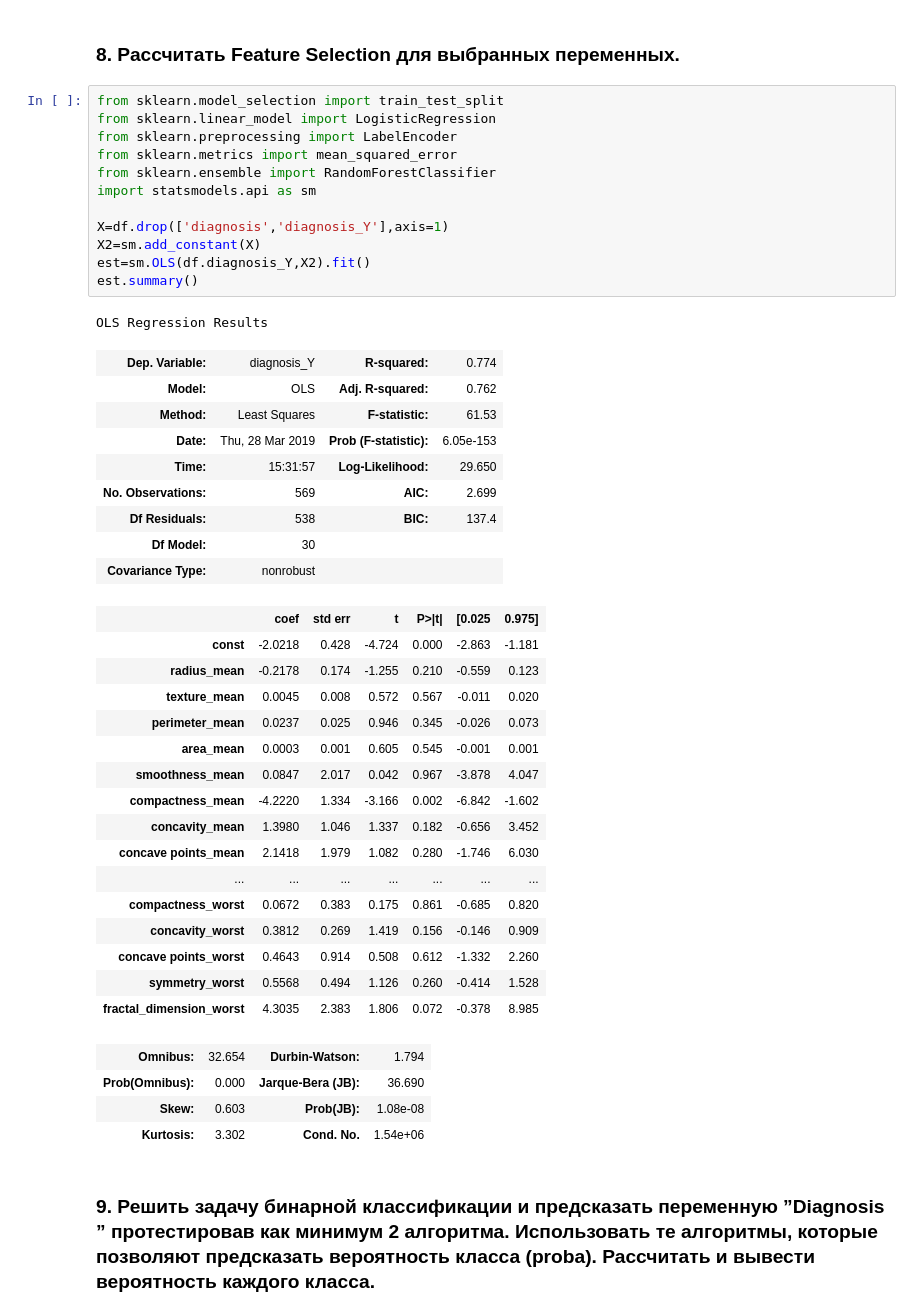
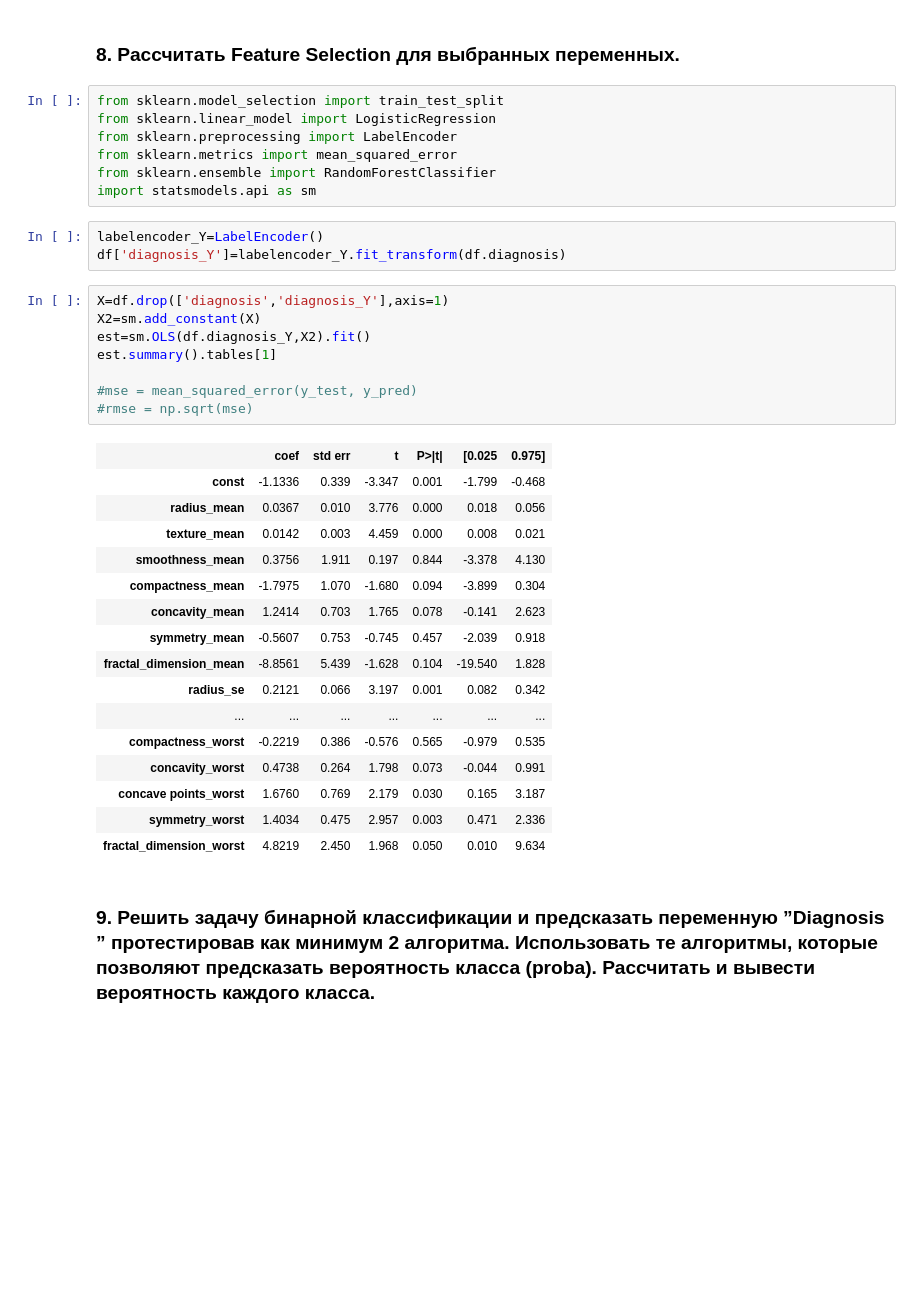
Before and after one commit to AlexeevVl/DVP-1, a Jupyter notebook: Final_DVP_work.ipynb, the cells around one changed output. Drawn from its saved outputs; the diff is of its cells as text; blank space fills up the shorter version.

```diff
--- a/Final_DVP_work.ipynb
+++ b/Final_DVP_work.ipynb
@@ -119,42 +133,34 @@ from sklearn.preprocessing import LabelEncoder
 from sklearn.metrics import mean_squared_error
 from sklearn.ensemble import RandomForestClassifier
 import statsmodels.api as sm
-
-X=df.drop(['diagnosis','diagnosis_Y'],axis=1)
-X2=sm.add_constant(X)
-est=sm.OLS(df.diagnosis_Y,X2).fit()
-est.summary()
-# %% [output]
-OLS Regression Results
-| Dep. Variable: | diagnosis_Y | R-squared: | 0.774 |
-| Model: | OLS | Adj. R-squared: | 0.762 |
-| Method: | Least Squares | F-statistic: | 61.53 |
-| Date: | Thu, 28 Mar 2019 | Prob (F-statistic): | 6.05e-153 |
-| Time: | 15:31:57 | Log-Likelihood: | 29.650 |
-| No. Observations: | 569 | AIC: | 2.699 |
-| Df Residuals: | 538 | BIC: | 137.4 |
-| Df Model: | 30 |  |  |
-| Covariance Type: | nonrobust |  |  |
-|  | coef | std err | t | P>|t| | [0.025 | 0.975] |
-| const | -2.0218 | 0.428 | -4.724 | 0.000 | -2.863 | -1.181 |
-| radius_mean | -0.2178 | 0.174 | -1.255 | 0.210 | -0.559 | 0.123 |
-| texture_mean | 0.0045 | 0.008 | 0.572 | 0.567 | -0.011 | 0.020 |
-| perimeter_mean | 0.0237 | 0.025 | 0.946 | 0.345 | -0.026 | 0.073 |
-| area_mean | 0.0003 | 0.001 | 0.605 | 0.545 | -0.001 | 0.001 |
-| smoothness_mean | 0.0847 | 2.017 | 0.042 | 0.967 | -3.878 | 4.047 |
-| compactness_mean | -4.2220 | 1.334 | -3.166 | 0.002 | -6.842 | -1.602 |
-| concavity_mean | 1.3980 | 1.046 | 1.337 | 0.182 | -0.656 | 3.452 |
-| concave points_mean | 2.1418 | 1.979 | 1.082 | 0.280 | -1.746 | 6.030 |
-| ... | ... | ... | ... | ... | ... | ... |
-| compactness_worst | 0.0672 | 0.383 | 0.175 | 0.861 | -0.685 | 0.820 |
-| concavity_worst | 0.3812 | 0.269 | 1.419 | 0.156 | -0.146 | 0.909 |
-| concave points_worst | 0.4643 | 0.914 | 0.508 | 0.612 | -1.332 | 2.260 |
-| symmetry_worst | 0.5568 | 0.494 | 1.126 | 0.260 | -0.414 | 1.528 |
-| fractal_dimension_worst | 4.3035 | 2.383 | 1.806 | 0.072 | -0.378 | 8.985 |
-| Omnibus: | 32.654 | Durbin-Watson: | 1.794 |
-| Prob(Omnibus): | 0.000 | Jarque-Bera (JB): | 36.690 |
-| Skew: | 0.603 | Prob(JB): | 1.08e-08 |
-| Kurtosis: | 3.302 | Cond. No. | 1.54e+06 |
+# %%
+labelencoder_Y=LabelEncoder()
+df['diagnosis_Y']=labelencoder_Y.fit_transform(df.diagnosis)
+# %%
+X=df.drop(['diagnosis','diagnosis_Y'],axis=1)
+X2=sm.add_constant(X)
+est=sm.OLS(df.diagnosis_Y,X2).fit()
+est.summary().tables[1]
+
+#mse = mean_squared_error(y_test, y_pred)
+#rmse = np.sqrt(mse)
+# %% [output]
+|  | coef | std err | t | P>|t| | [0.025 | 0.975] |
+| const | -1.1336 | 0.339 | -3.347 | 0.001 | -1.799 | -0.468 |
+| radius_mean | 0.0367 | 0.010 | 3.776 | 0.000 | 0.018 | 0.056 |
+| texture_mean | 0.0142 | 0.003 | 4.459 | 0.000 | 0.008 | 0.021 |
+| smoothness_mean | 0.3756 | 1.911 | 0.197 | 0.844 | -3.378 | 4.130 |
+| compactness_mean | -1.7975 | 1.070 | -1.680 | 0.094 | -3.899 | 0.304 |
+| concavity_mean | 1.2414 | 0.703 | 1.765 | 0.078 | -0.141 | 2.623 |
+| symmetry_mean | -0.5607 | 0.753 | -0.745 | 0.457 | -2.039 | 0.918 |
+| fractal_dimension_mean | -8.8561 | 5.439 | -1.628 | 0.104 | -19.540 | 1.828 |
+| radius_se | 0.2121 | 0.066 | 3.197 | 0.001 | 0.082 | 0.342 |
+| ... | ... | ... | ... | ... | ... | ... |
+| compactness_worst | -0.2219 | 0.386 | -0.576 | 0.565 | -0.979 | 0.535 |
+| concavity_worst | 0.4738 | 0.264 | 1.798 | 0.073 | -0.044 | 0.991 |
+| concave points_worst | 1.6760 | 0.769 | 2.179 | 0.030 | 0.165 | 3.187 |
+| symmetry_worst | 1.4034 | 0.475 | 2.957 | 0.003 | 0.471 | 2.336 |
+| fractal_dimension_worst | 4.8219 | 2.450 | 1.968 | 0.050 | 0.010 | 9.634 |
 # %% [markdown]
 ### 9. Решить задачу бинарной классификации и предсказать переменную ”Diagnosis ” протестировав как минимум 2 алгоритма. Использовать те алгоритмы, которые позволяют предсказать вероятность класса (proba). Рассчитать и вывести вероятность каждого класса.
 # %%
```
Also changed, not shown: parts of 11 cells of this notebook.
